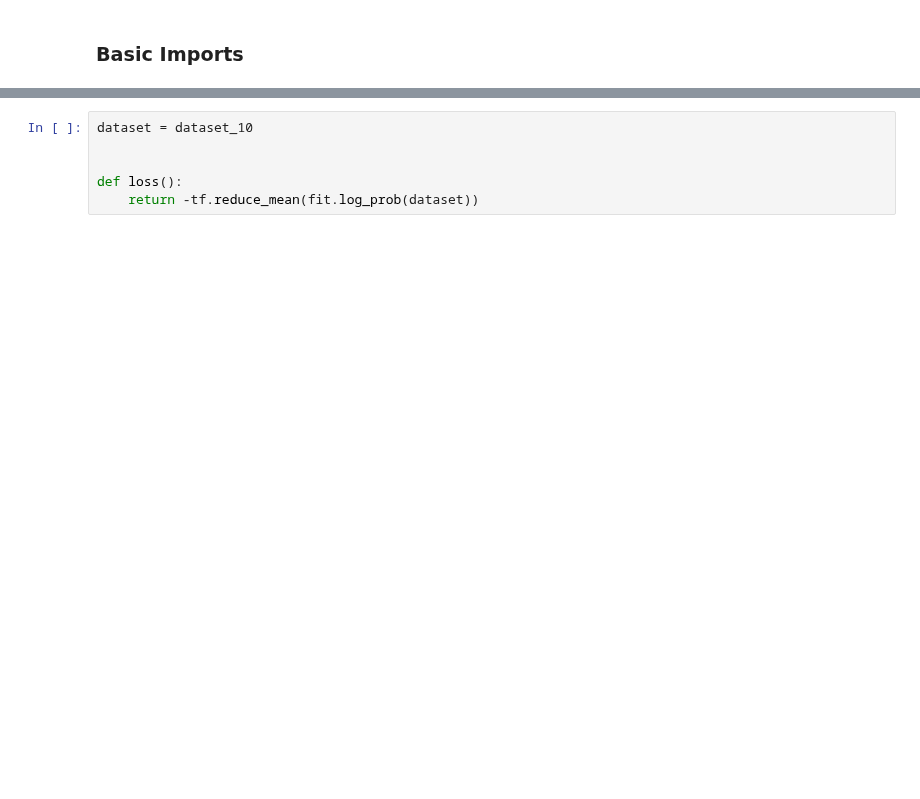
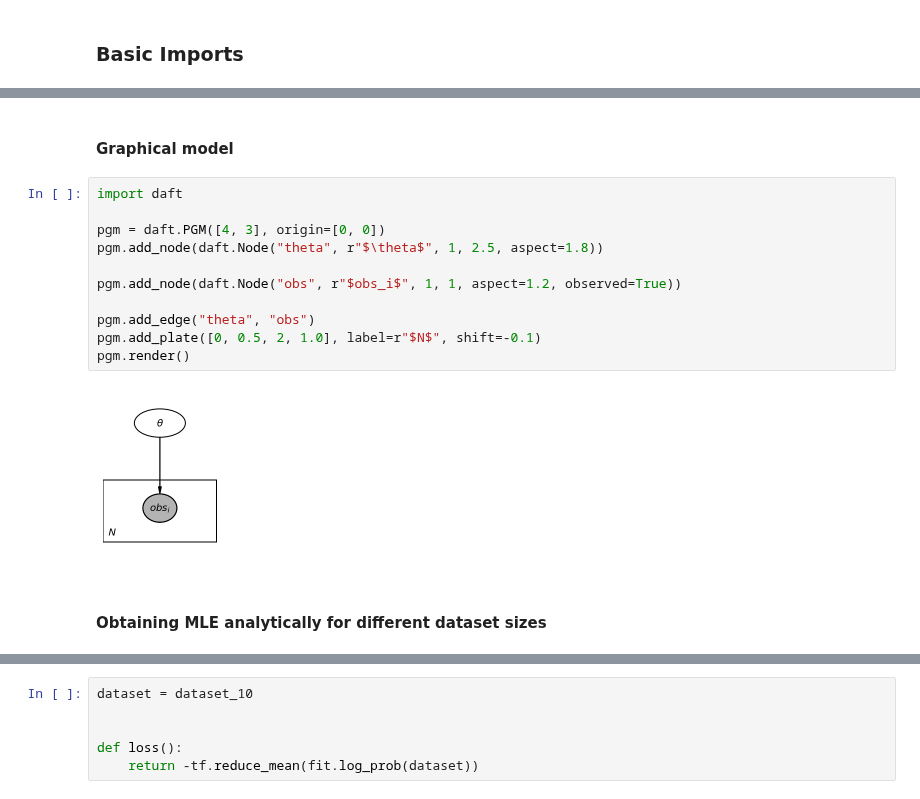
Before and after one commit to nipunbatra/blog-old, a Jupyter notebook: _notebooks/2022-02-07-coin-toss.ipynb, the cells around one changed output, grey strips where cells are left out. Drawn from its saved outputs; the diff is of its cells as text; blank space fills up the shorter version.

```diff
--- a/_notebooks/2022-02-07-coin-toss.ipynb
+++ b/_notebooks/2022-02-07-coin-toss.ipynb
@@ -46,3 +77,20 @@ tf.print(mle_estimate_10)
+# %% [markdown]
+#### Graphical model
+# %%
+import daft
+
+pgm = daft.PGM([4, 3], origin=[0, 0])
+pgm.add_node(daft.Node("theta", r"$\theta$", 1, 2.5, aspect=1.8))
+
+pgm.add_node(daft.Node("obs", r"$obs_i$", 1, 1, aspect=1.2, observed=True))
+
+pgm.add_edge("theta", "obs")
+pgm.add_plate([0, 0.5, 2, 1.0], label=r"$N$", shift=-0.1)
+pgm.render()
+# %% [output]
+[figure, added]
+# %% [markdown]
+#### Obtaining MLE analytically for different dataset sizes
 # %%
 dataset_large = distribution.sample(100000)
 
```
Also changed, not shown: parts of 46 cells of this notebook, 1 other file.
